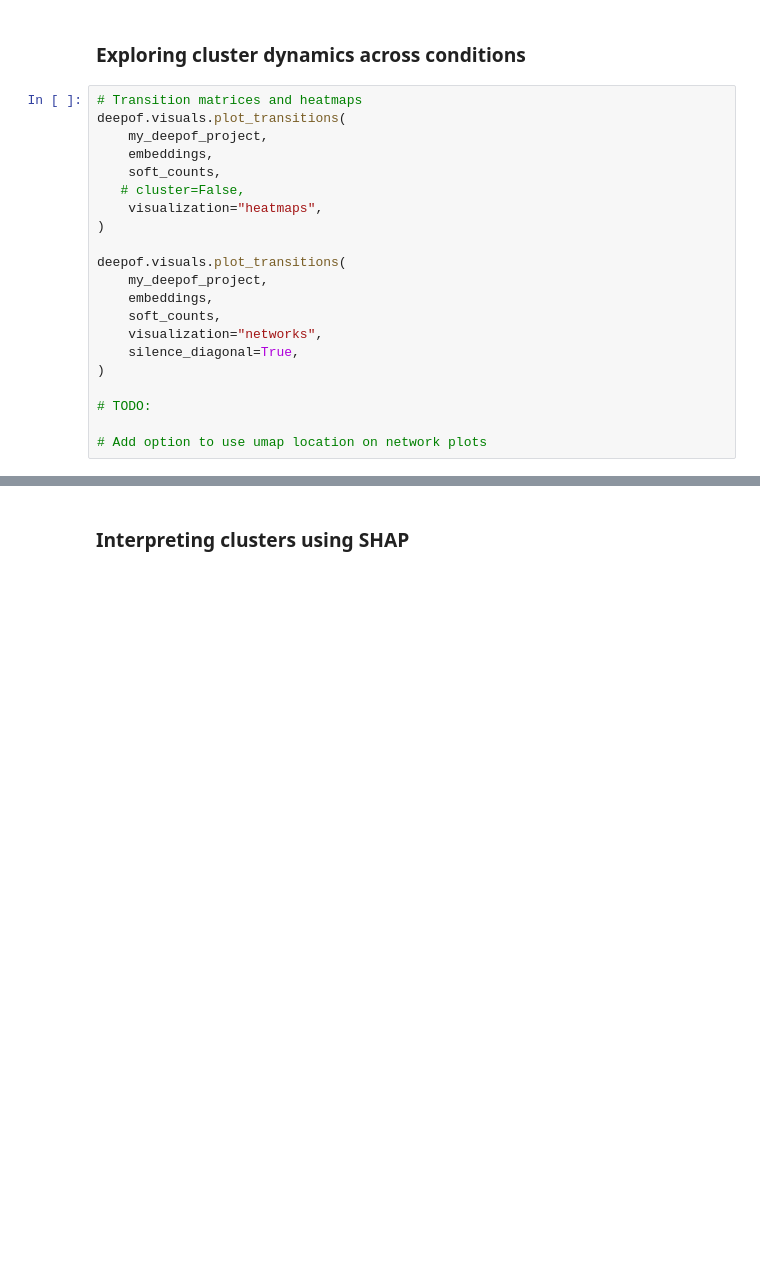
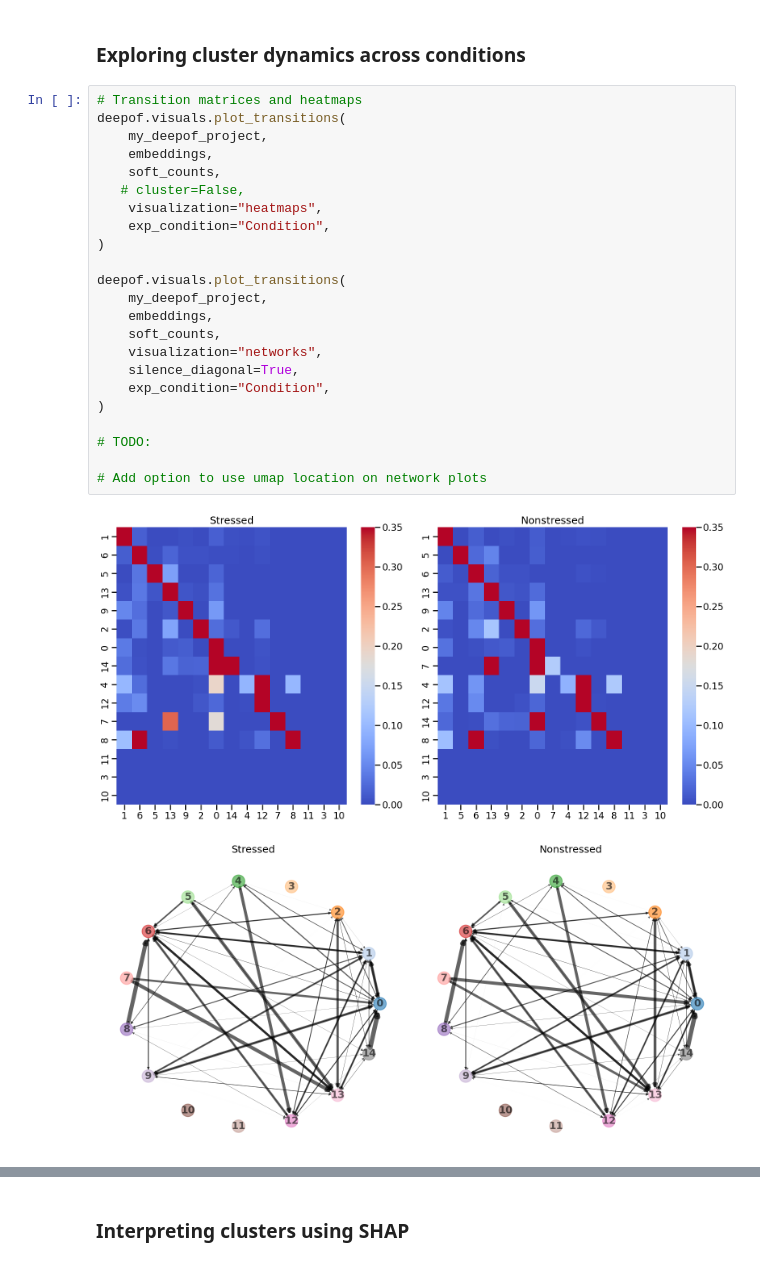
Before and after one commit to mlfpm/deepof, a Jupyter notebook: docs/source/tutorial_notebooks/deepof_unsupervised_tutorial.ipynb, the cells around one changed output, grey strips where cells are left out. Drawn from its saved outputs; the diff is of its cells as text; blank space fills up the shorter version.

```diff
--- a/docs/source/tutorial_notebooks/deepof_unsupervised_tutorial.ipynb
+++ b/docs/source/tutorial_notebooks/deepof_unsupervised_tutorial.ipynb
@@ -274,26 +277,31 @@ deepof.visuals.plot_cluster_enrichment(
 # %% [markdown]
 ### Exploring cluster dynamics across conditions
-# %%
-# Transition matrices and heatmaps
-deepof.visuals.plot_transitions(
-    my_deepof_project,
-    embeddings,
-    soft_counts,
-   # cluster=False,
-    visualization="heatmaps",
-)
-
-deepof.visuals.plot_transitions(
-    my_deepof_project,
-    embeddings,
-    soft_counts,
-    visualization="networks",
-    silence_diagonal=True,
-)
-
-# TODO:
-
-# Add option to use umap location on network plots
+# %%
+# Transition matrices and heatmaps
+deepof.visuals.plot_transitions(
+    my_deepof_project,
+    embeddings,
+    soft_counts,
+   # cluster=False,
+    visualization="heatmaps",
+    exp_condition="Condition",
+)
+
+deepof.visuals.plot_transitions(
+    my_deepof_project,
+    embeddings,
+    soft_counts,
+    visualization="networks",
+    silence_diagonal=True,
+    exp_condition="Condition",
+)
+
+# TODO:
+
+# Add option to use umap location on network plots
+# %% [output]
+[figure, added]
+[figure, added]
 # %%
 # Entropy plots
 fig, ax = plt.subplots(1, 1, figsize=(12, 2))
```
Also changed, not shown: parts of 43 cells of this notebook, 1 other file.
